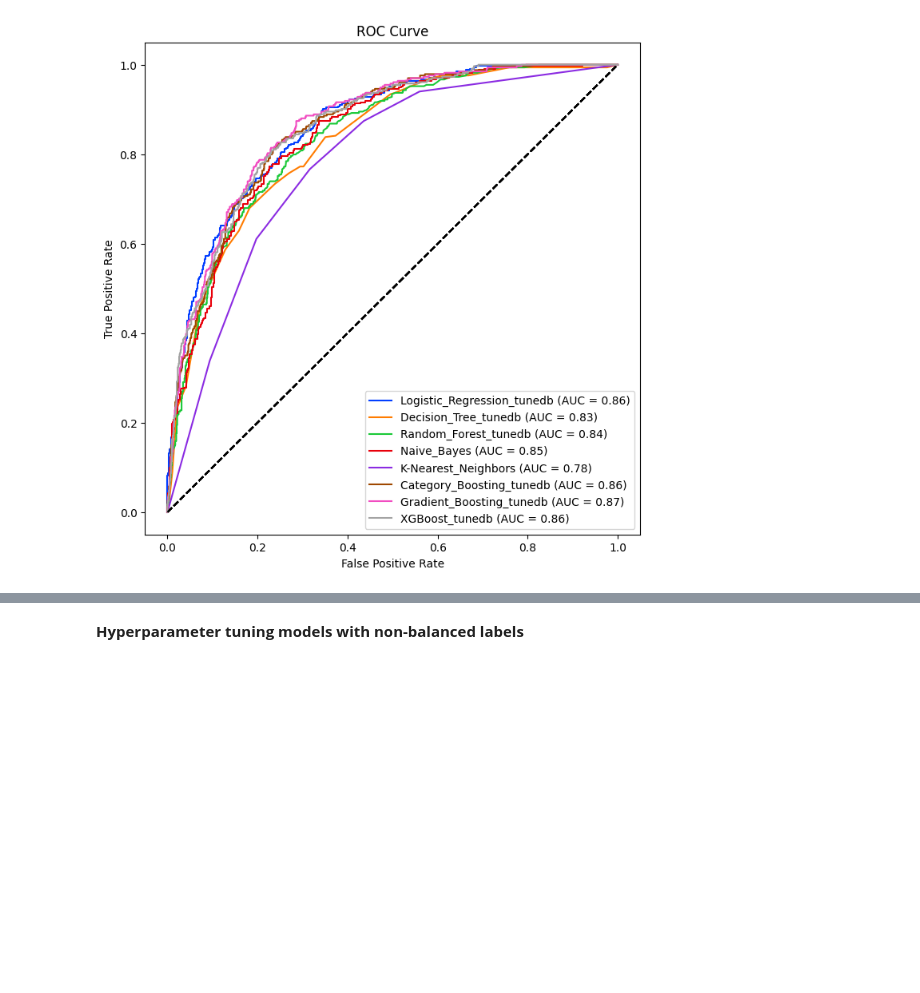
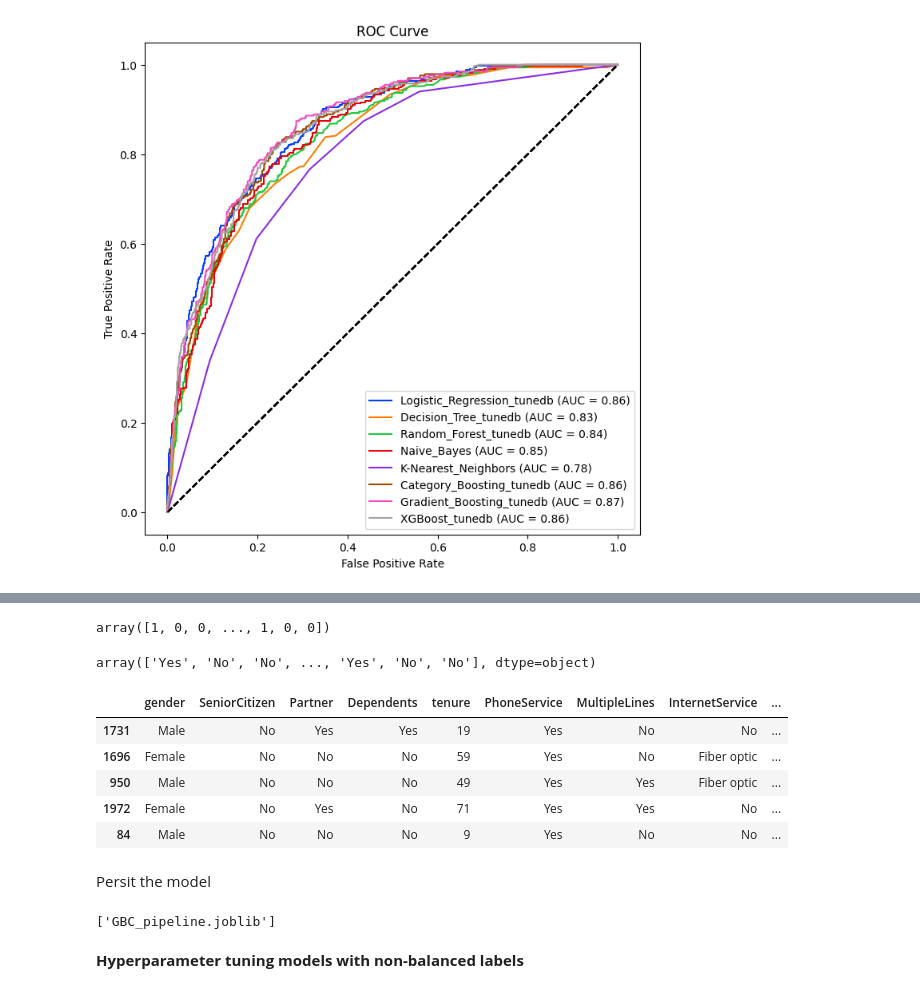
Before and after one commit to damzking/telco_churn-, a Jupyter notebook: LP2_telco_churn.ipynb, the cells around one changed output, grey strips where cells are left out. Cells and saved outputs as stored; diff of their text form; code cells hidden in the pictures; blank space fills up the shorter version.

```diff
--- a/LP2_telco_churn.ipynb
+++ b/LP2_telco_churn.ipynb
@@ -1765,0 +1861,6 @@ plt.show()
+# %%
+churn_test_df['TotalCharges']=churn_test_df['TotalCharges'].str.replace('nan', '')
+# %%
+churn_test_df['tenure'] = pd.to_numeric(churn_test_df['tenure'])
+churn_test_df['MonthlyCharges'] = pd.to_numeric(churn_test_df['MonthlyCharges'])
+churn_test_df['TotalCharges'] = pd.to_numeric(churn_test_df['TotalCharges'])
@@ -1766,3 +1887,31 @@ plt.show()
+# %%
+GB_predict_churn = GBC_pipeline.predict(churn_test_df)
+GB_predict_churn
+# %% [output]
+array([1, 0, 0, ..., 1, 0, 0])
+# %%
+encoder.inverse_transform(GB_predict_churn)
+# %% [output]
+array(['Yes', 'No', 'No', ..., 'Yes', 'No', 'No'], dtype=object)
+# %%
+churn_test_df['GB_churn']=encoder.inverse_transform(GB_predict_churn)
+# %%
+churn_test_df.sample(5)
+# %% [output]
+|  | gender | SeniorCitizen | Partner | Dependents | tenure | PhoneService | MultipleLines | InternetService | ... |
+| 1731 | Male | No | Yes | Yes | 19 | Yes | No | No | ... |
+| 1696 | Female | No | No | No | 59 | Yes | No | Fiber optic | ... |
+| 950 | Male | No | No | No | 49 | Yes | Yes | Fiber optic | ... |
+| 1972 | Female | No | Yes | No | 71 | Yes | Yes | No | ... |
+| 84 | Male | No | No | No | 9 | Yes | No | No | ... |
+# %% [markdown]
+Persit the model
+# %%
+import joblib
+
+joblib.dump(GBC_pipeline, 'GBC_pipeline.joblib')
+# %% [output]
+['GBC_pipeline.joblib']
 # %% [markdown]
 **Hyperparameter tuning models with non-balanced labels**
 # %%
```
Also changed, not shown: parts of 16 cells of this notebook, 1 other file.
